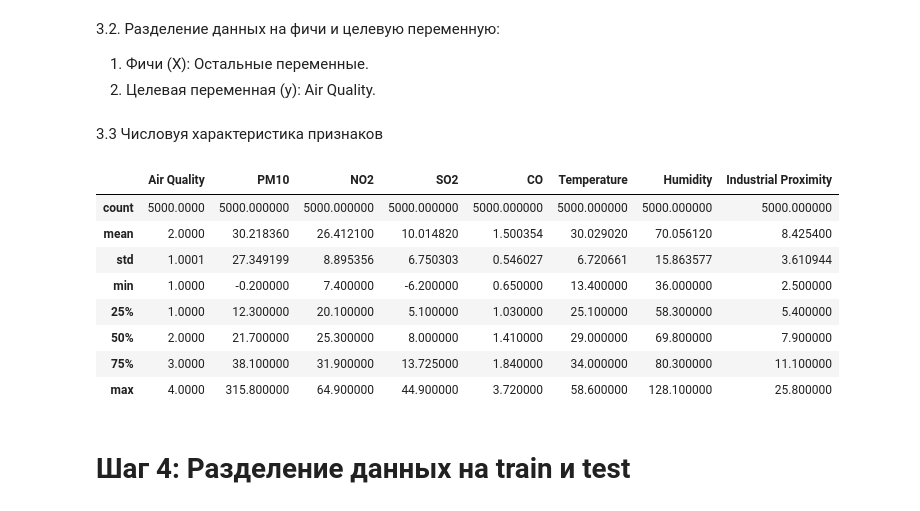
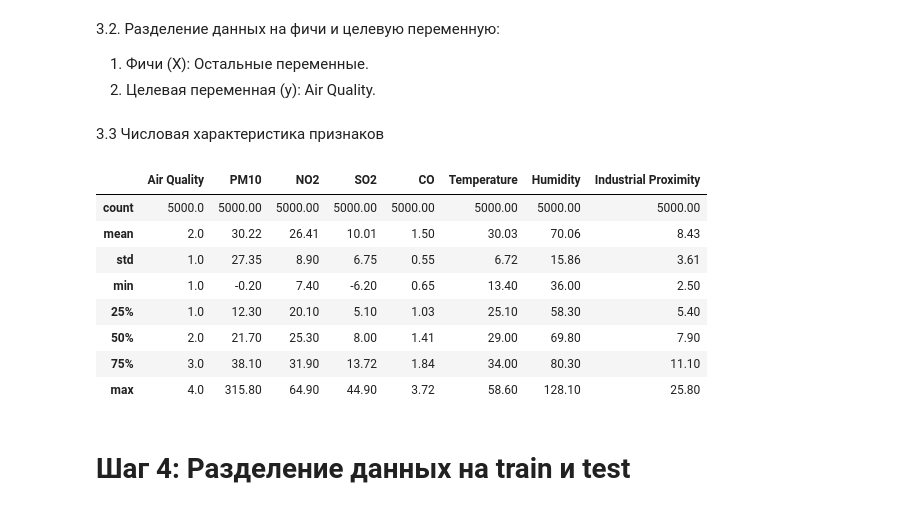
Before and after one commit to mjonona/Jonona_firstProject, a Jupyter notebook: ML_FinalProject_JM.ipynb, the cells around one changed output. Drawn from its saved outputs; the diff is of its cells as text; code cells hidden in the pictures.

```diff
--- a/ML_FinalProject_JM.ipynb
+++ b/ML_FinalProject_JM.ipynb
@@ -201,20 +182,20 @@ pollution_data_filtered
 X = pollution_data_filtered.drop(columns=['Air Quality'])
 y = pollution_data_filtered['Air Quality']
 # %% [markdown]
-3.3 Числовуя характеристика признаков
+3.3 Числовая характеристика признаков
 # %%
 # 3.3
-pollution_data_filtered.describe()
+pollution_data_filtered.describe().round(2)
 # %% [output]
 |  | Air Quality | PM10 | NO2 | SO2 | CO | Temperature | Humidity | Industrial Proximity |
-| count | 5000.0000 | 5000.000000 | 5000.000000 | 5000.000000 | 5000.000000 | 5000.000000 | 5000.000000 | 5000.000000 |
-| mean | 2.0000 | 30.218360 | 26.412100 | 10.014820 | 1.500354 | 30.029020 | 70.056120 | 8.425400 |
-| std | 1.0001 | 27.349199 | 8.895356 | 6.750303 | 0.546027 | 6.720661 | 15.863577 | 3.610944 |
-| min | 1.0000 | -0.200000 | 7.400000 | -6.200000 | 0.650000 | 13.400000 | 36.000000 | 2.500000 |
-| 25% | 1.0000 | 12.300000 | 20.100000 | 5.100000 | 1.030000 | 25.100000 | 58.300000 | 5.400000 |
-| 50% | 2.0000 | 21.700000 | 25.300000 | 8.000000 | 1.410000 | 29.000000 | 69.800000 | 7.900000 |
-| 75% | 3.0000 | 38.100000 | 31.900000 | 13.725000 | 1.840000 | 34.000000 | 80.300000 | 11.100000 |
-| max | 4.0000 | 315.800000 | 64.900000 | 44.900000 | 3.720000 | 58.600000 | 128.100000 | 25.800000 |
+| count | 5000.0 | 5000.00 | 5000.00 | 5000.00 | 5000.00 | 5000.00 | 5000.00 | 5000.00 |
+| mean | 2.0 | 30.22 | 26.41 | 10.01 | 1.50 | 30.03 | 70.06 | 8.43 |
+| std | 1.0 | 27.35 | 8.90 | 6.75 | 0.55 | 6.72 | 15.86 | 3.61 |
+| min | 1.0 | -0.20 | 7.40 | -6.20 | 0.65 | 13.40 | 36.00 | 2.50 |
+| 25% | 1.0 | 12.30 | 20.10 | 5.10 | 1.03 | 25.10 | 58.30 | 5.40 |
+| 50% | 2.0 | 21.70 | 25.30 | 8.00 | 1.41 | 29.00 | 69.80 | 7.90 |
+| 75% | 3.0 | 38.10 | 31.90 | 13.72 | 1.84 | 34.00 | 80.30 | 11.10 |
+| max | 4.0 | 315.80 | 64.90 | 44.90 | 3.72 | 58.60 | 128.10 | 25.80 |
 # %% [markdown]
 # Шаг 4: Разделение данных на train и test
 # %% [markdown]
```
Also changed, not shown: parts of 14 cells of this notebook.
